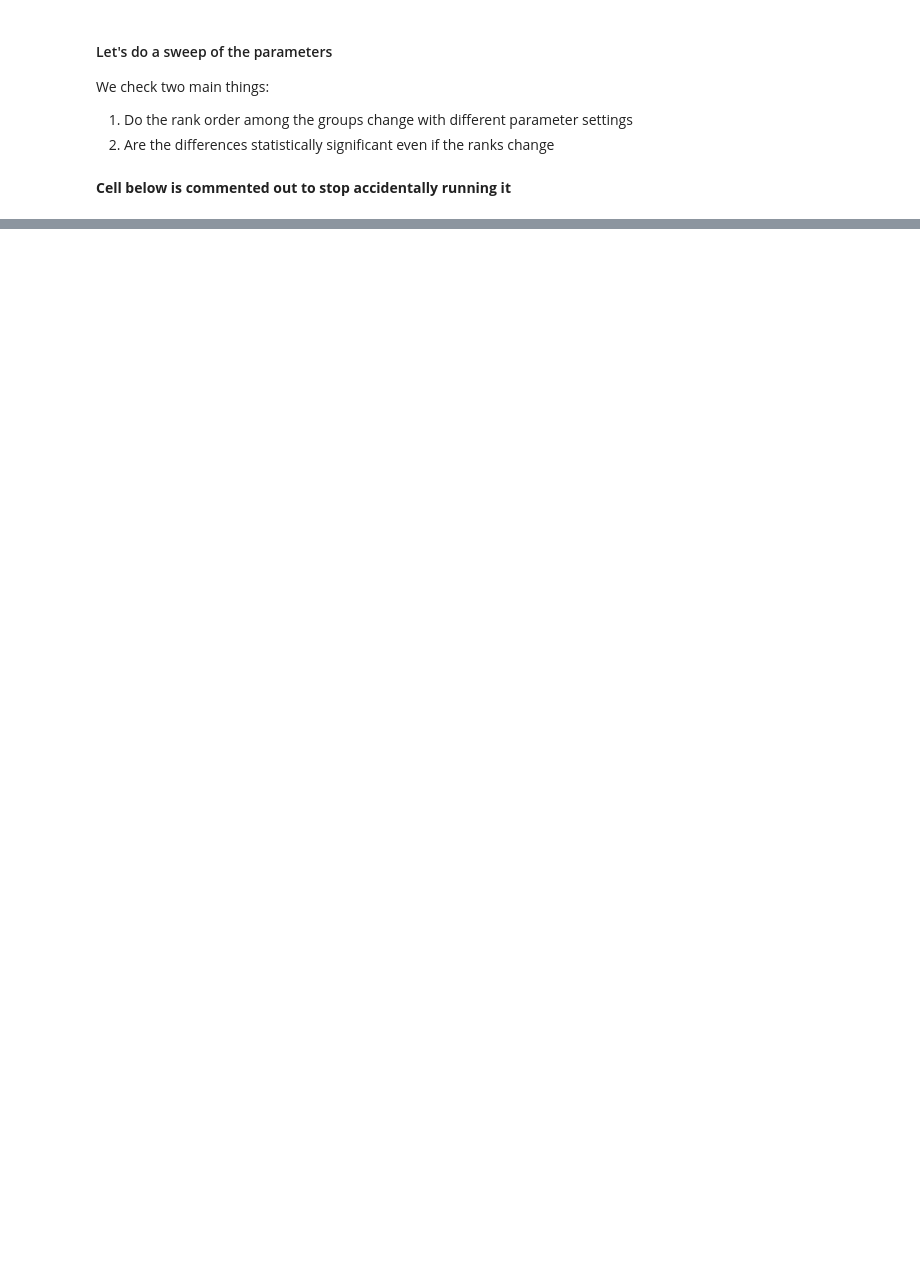
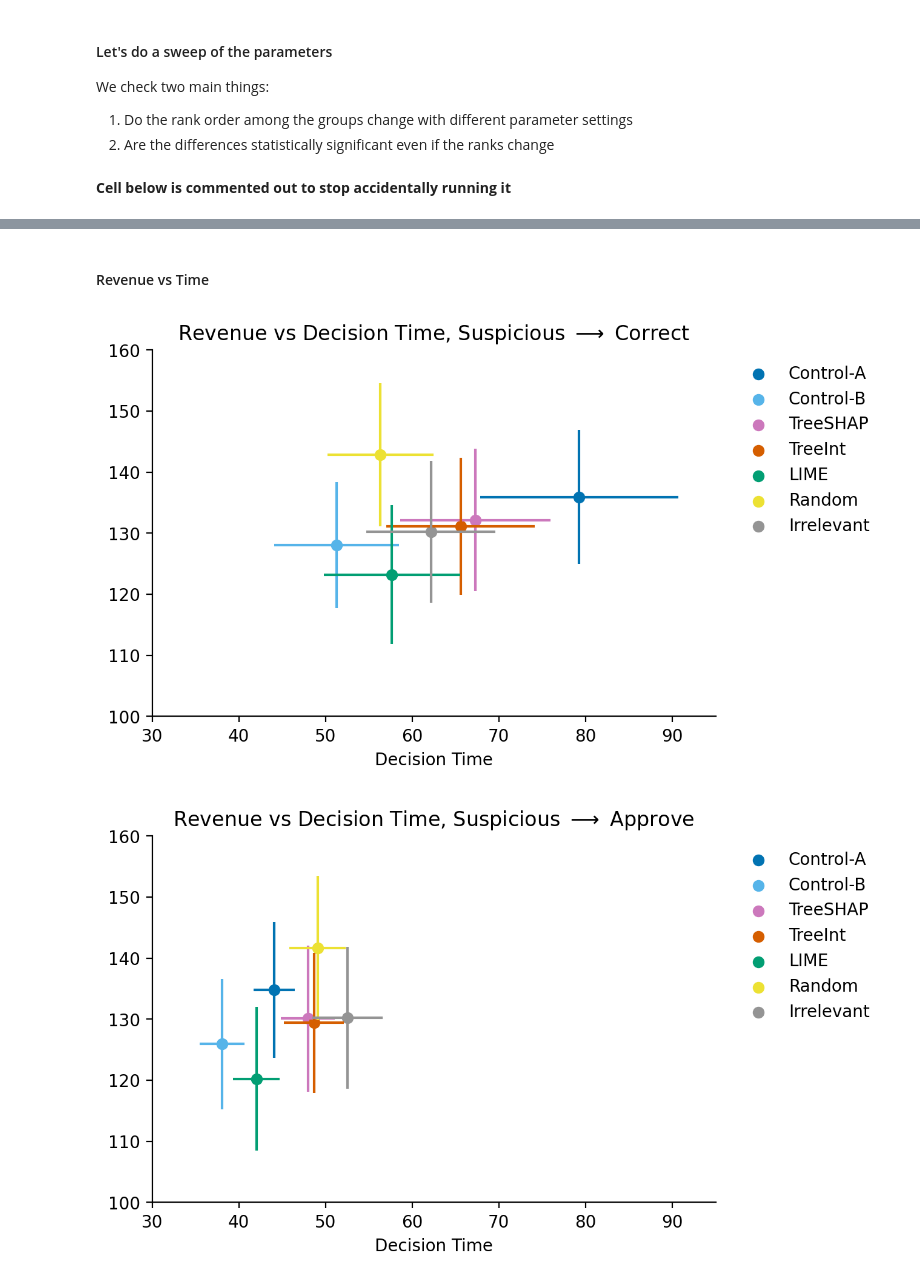
Before and after one commit to dssg/feedzai-analysis, a Jupyter notebook: facct22/notebooks/operational_metrics.ipynb, the cells around one changed output, grey strips where cells are left out. Saved outputs shown, nothing was run; the diff lists cells and outputs as text; code cells hidden in the pictures; blank space fills up the shorter version.

```diff
--- a/facct22/notebooks/operational_metrics.ipynb
+++ b/facct22/notebooks/operational_metrics.ipynb
@@ -569,0 +590,8 @@ grp_obj = significance_param_sweep.groupby(['comparison', 'metric'])
+# %%
+for g, df in grp_obj:
+    msk = (df['p-val'] <= 0.1) & (df['metric'] == 'pdr')
+    msk2 = df['cust_worth'] == 0
+    if df[msk & msk2].empty:
+        continue
+
+    print(df[msk & msk2]['comparison'].unique())
@@ -570,6 +604,5 @@ grp_obj = significance_param_sweep.groupby(['comparison', 'metric'])
 # %%
 for g, df in grp_obj:
-    msk = df['p-val'] <= 0.1
-    print(df[msk])
-    break
+    msk = (df['p-val'] <= 0.1) & (df['metric'] == 'dps')
+    print(df[msk]['comparison'].unique())
 # %% [output]
@@ -592,0 +626,2 @@ for g, df in grp_obj:
+# %% [markdown]
+#### Revenue vs Time
@@ -592,0 +689,43 @@ for g, df in grp_obj:
+# %%
+xlim = [30, 95]
+ylim = [100, 160]
+
+
+rev = get_decision_rev(all_decisions, params, 'correct', ['group'])
+time = dt(all_decisions, params, 'correct', ['group'])
+plot_time_vs_op_metric(
+    rev, time, group_order,
+    title='Revenue vs Decision Time, Suspicious $\longrightarrow$ Correct',
+    xlim=xlim,
+    ylim=ylim
+)
+
+rev = get_decision_rev(all_decisions, params, 'approve', ['group'])
+time = dt(all_decisions, params, 'approve', ['group'])
+plot_time_vs_op_metric(
+    rev, time, group_order,
+    title='Revenue vs Decision Time, Suspicious $\longrightarrow$ Approve',
+    xlim=xlim,
+    ylim=ylim
+)
+
+rev = get_decision_rev(all_decisions, params, 'decline', ['group'])
+time = dt(all_decisions, params, 'decline', ['group'])
+plot_time_vs_op_metric(
+    rev, time, group_order,
+    title='Revenue vs Decision Time, Suspicious $\longrightarrow$ Decline',
+    xlim=xlim,
+    ylim=ylim
+)
+
+rev = get_decision_rev(all_decisions[~suspicious_msk], params, 'correct', ['group'])
+time = dt(all_decisions[~suspicious_msk], params, 'correct', ['group'])
+plot_time_vs_op_metric(
+    rev, time, group_order,
+    title='Revenue vs Decision Time, Suspicious $\longrightarrow$ Ignore',
+    xlim=xlim,
+    ylim=ylim
+)
+# %% [output]
+[figure, added]
+[figure, added]
```
Also changed, not shown: parts of 23 cells of this notebook, 2 other files.
